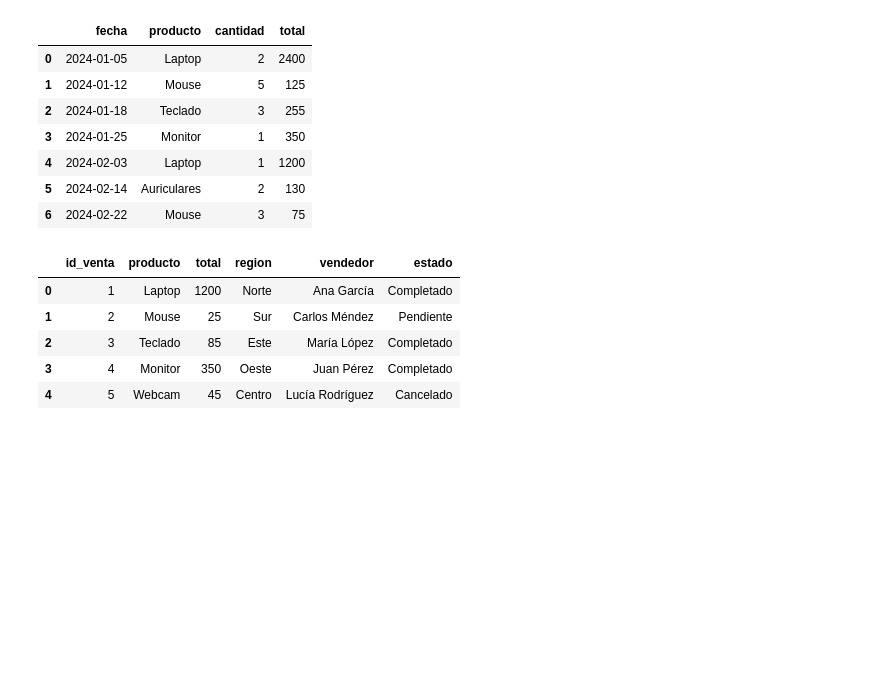
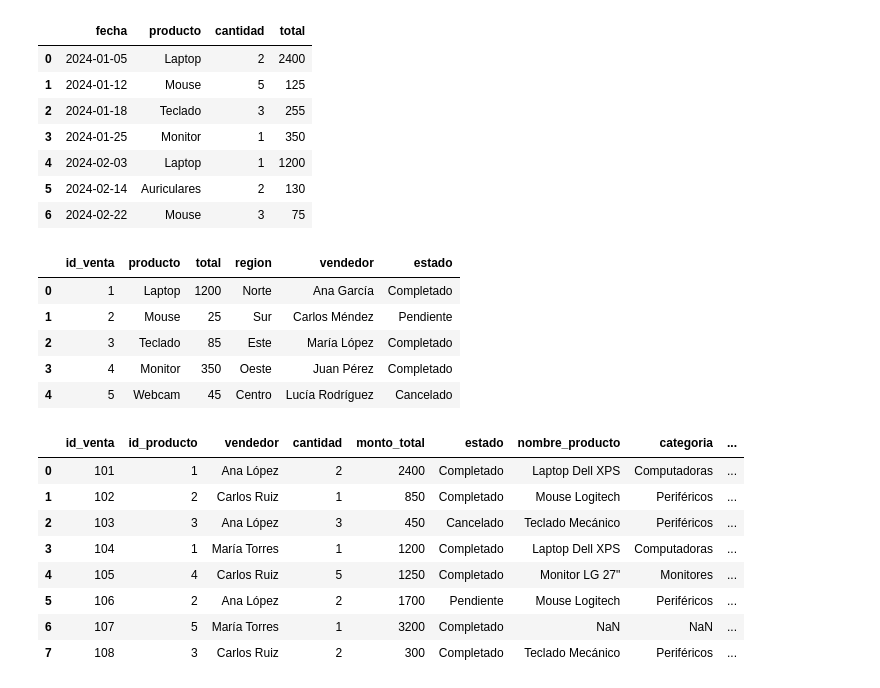
Before and after one commit to netcluster/Python-para-el-an-lisis-de-datos, a Jupyter notebook: Unidad 2/manipulacion_de_datos.ipynb, the cells around one changed output. Drawn from its saved outputs; the diff is of its cells as text; code cells hidden in the pictures; blank space fills up the shorter version.

```diff
--- a/Unidad 2/manipulacion_de_datos.ipynb
+++ b/Unidad 2/manipulacion_de_datos.ipynb
@@ -888,3 +888,34 @@ pd.concat([info_base, info_adicional], axis=1)
 | 2 | 3 | Teclado | 85 | Este | María López | Completado |
 | 3 | 4 | Monitor | 350 | Oeste | Juan Pérez | Completado |
 | 4 | 5 | Webcam | 45 | Centro | Lucía Rodríguez | Cancelado |
+# %%
+import pandas as pd
+df_ventas=pd.read_csv('ventas.csv')
+df_pedidos=pd.read_csv('pedidos.csv')
+df_productos=pd.read_csv('productos.csv')
+
+df_completo = pd.merge(
+    df_ventas,
+    df_pedidos,
+    how='left',
+    on='id_venta'
+)
+
+df_completo = pd.merge(
+    df_completo,
+    df_productos,
+    how='left',
+    on='id_producto'
+)
+
+df_completo
+# %% [output]
+|  | id_venta | id_producto | vendedor | cantidad | monto_total | estado | nombre_producto | categoria | ... |
+| 0 | 101 | 1 | Ana López | 2 | 2400 | Completado | Laptop Dell XPS | Computadoras | ... |
+| 1 | 102 | 2 | Carlos Ruiz | 1 | 850 | Completado | Mouse Logitech | Periféricos | ... |
+| 2 | 103 | 3 | Ana López | 3 | 450 | Cancelado | Teclado Mecánico | Periféricos | ... |
+| 3 | 104 | 1 | María Torres | 1 | 1200 | Completado | Laptop Dell XPS | Computadoras | ... |
+| 4 | 105 | 4 | Carlos Ruiz | 5 | 1250 | Completado | Monitor LG 27" | Monitores | ... |
+| 5 | 106 | 2 | Ana López | 2 | 1700 | Pendiente | Mouse Logitech | Periféricos | ... |
+| 6 | 107 | 5 | María Torres | 1 | 3200 | Completado | NaN | NaN | ... |
+| 7 | 108 | 3 | Carlos Ruiz | 2 | 300 | Completado | Teclado Mecánico | Periféricos | ... |
```
Also changed, not shown: parts of 9 cells of this notebook, 11 other files.
